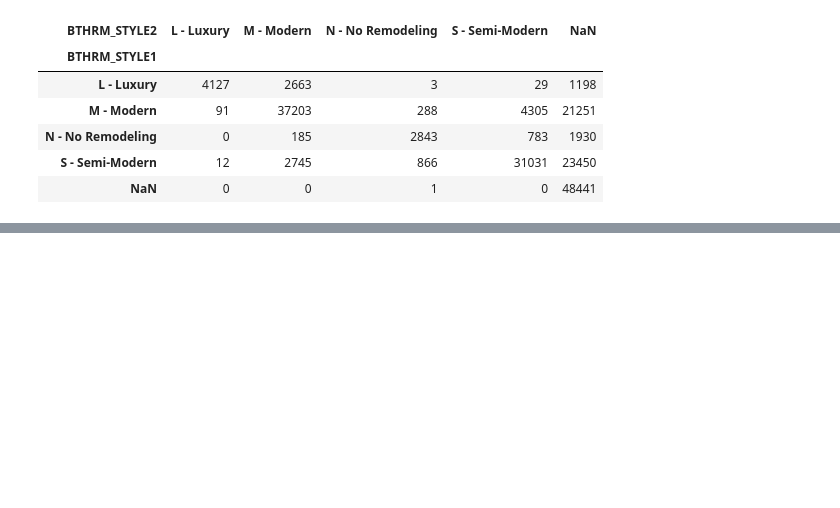
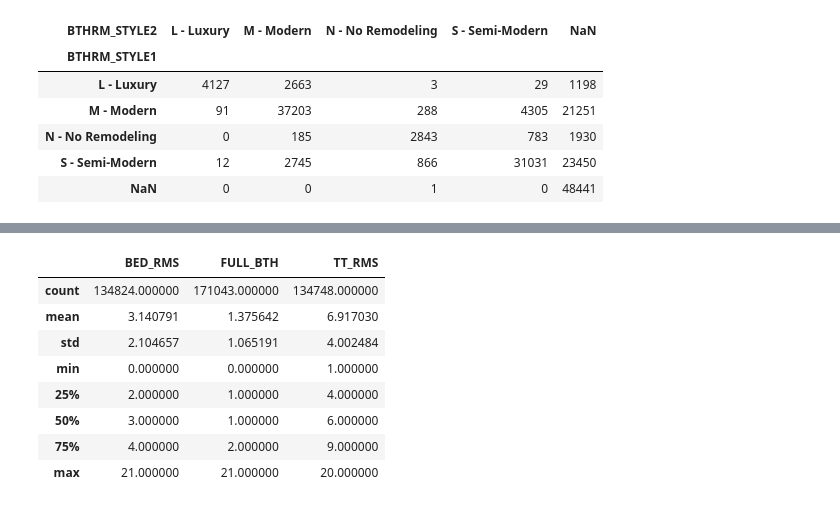
Before and after one commit to suranabhavya/Data-Science-Project, a Jupyter notebook: Property_ass.ipynb, the cells around one changed output, grey strips where cells are left out. Saved outputs shown, nothing was run; the diff lists cells and outputs as text; code cells hidden in the pictures; blank space fills up the shorter version.

```diff
--- a/Property_ass.ipynb
+++ b/Property_ass.ipynb
@@ -355,0 +405,12 @@ data_pa = data_pa.drop(columns=['BTHRM_STYLE2'])
+# %%
+data_pa[['BED_RMS', 'FULL_BTH', 'TT_RMS']].describe()
+# %% [output]
+|  | BED_RMS | FULL_BTH | TT_RMS |
+| count | 134824.000000 | 171043.000000 | 134748.000000 |
+| mean | 3.140791 | 1.375642 | 6.917030 |
+| std | 2.104657 | 1.065191 | 4.002484 |
+| min | 0.000000 | 0.000000 | 1.000000 |
+| 25% | 2.000000 | 1.000000 | 4.000000 |
+| 50% | 3.000000 | 1.000000 | 6.000000 |
+| 75% | 4.000000 | 2.000000 | 9.000000 |
+| max | 21.000000 | 21.000000 | 20.000000 |
```
Also changed, not shown: parts of 10 cells of this notebook.
